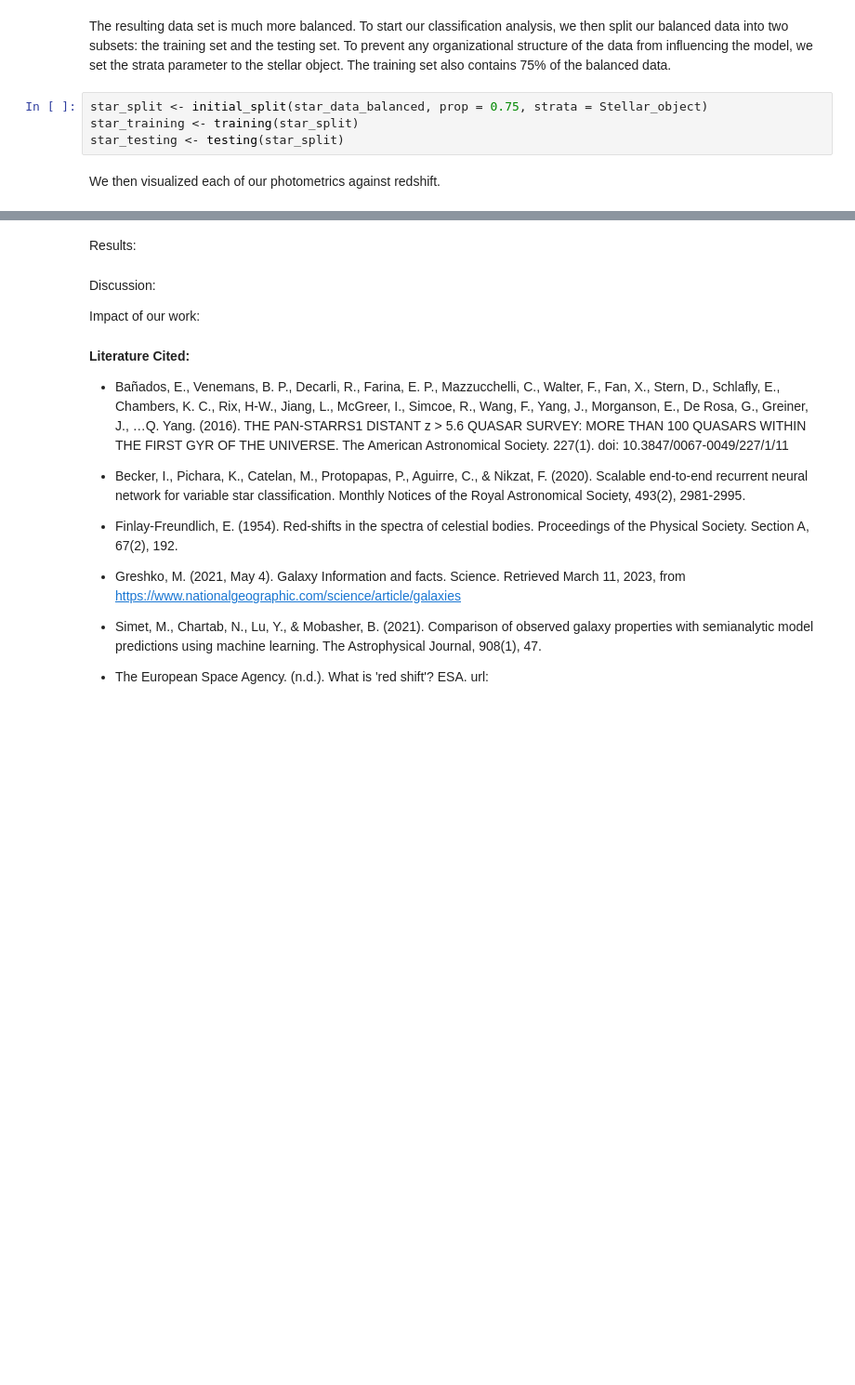
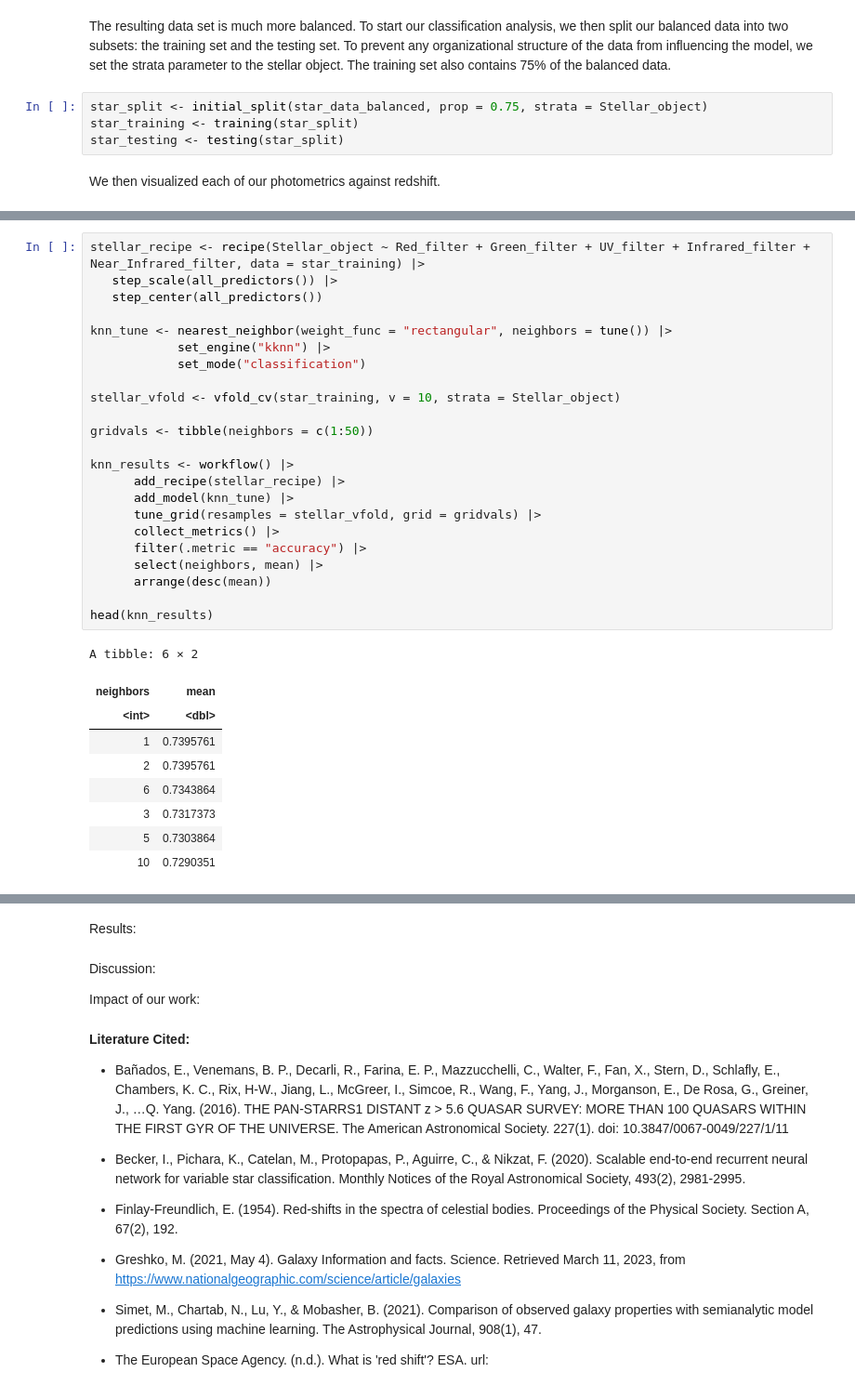
Before and after one commit to Margokap/DSCI100-group-03, a Jupyter notebook: project_1.ipynb, the cells around one changed output, grey strips where cells are left out. Shown: that part at 93% size. Saved outputs shown, nothing was run; the diff lists cells and outputs as text; blank space fills up the shorter version.

```diff
--- a/project_1.ipynb
+++ b/project_1.ipynb
@@ -195,0 +201,33 @@ rs_vs_nir
+# %%
+stellar_recipe <- recipe(Stellar_object ~ Red_filter + Green_filter + UV_filter + Infrared_filter + Near_Infrared_filter, data = star_training) |>
+   step_scale(all_predictors()) |>
+   step_center(all_predictors())
+
+knn_tune <- nearest_neighbor(weight_func = "rectangular", neighbors = tune()) |>
+            set_engine("kknn") |>
+            set_mode("classification")
+
+stellar_vfold <- vfold_cv(star_training, v = 10, strata = Stellar_object)
+
+gridvals <- tibble(neighbors = c(1:50))
+
+knn_results <- workflow() |>
+      add_recipe(stellar_recipe) |>
+      add_model(knn_tune) |>
+      tune_grid(resamples = stellar_vfold, grid = gridvals) |>
+      collect_metrics() |>
+      filter(.metric == "accuracy") |>
+      select(neighbors, mean) |>
+      arrange(desc(mean))
+
+head(knn_results)
+# %% [output]
+A tibble: 6 × 2
+| neighbors | mean |
+| <int> | <dbl> |
+| 1 | 0.7395761 |
+| 2 | 0.7395761 |
+| 6 | 0.7343864 |
+| 3 | 0.7317373 |
+| 5 | 0.7303864 |
+| 10 | 0.7290351 |
```
Also changed, not shown: parts of 9 cells of this notebook.
